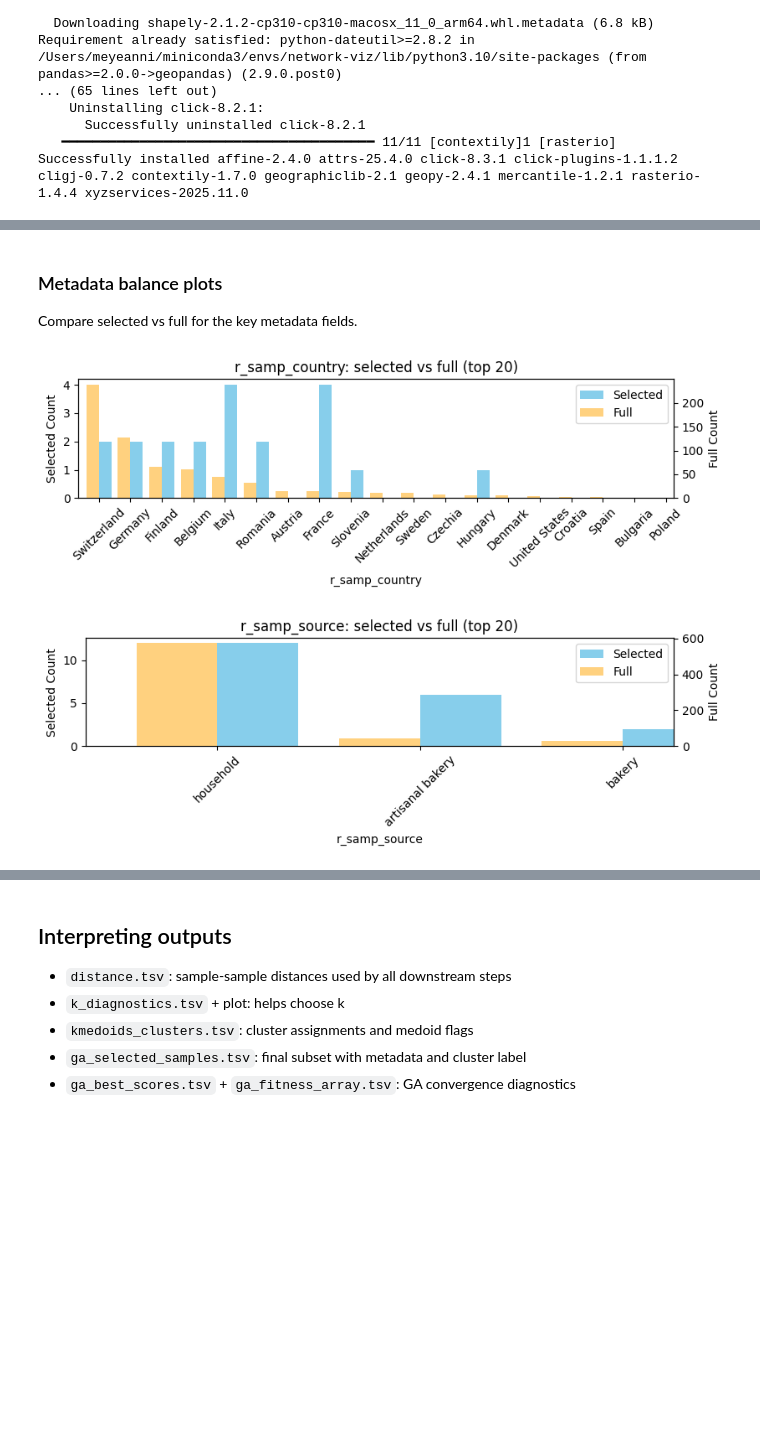
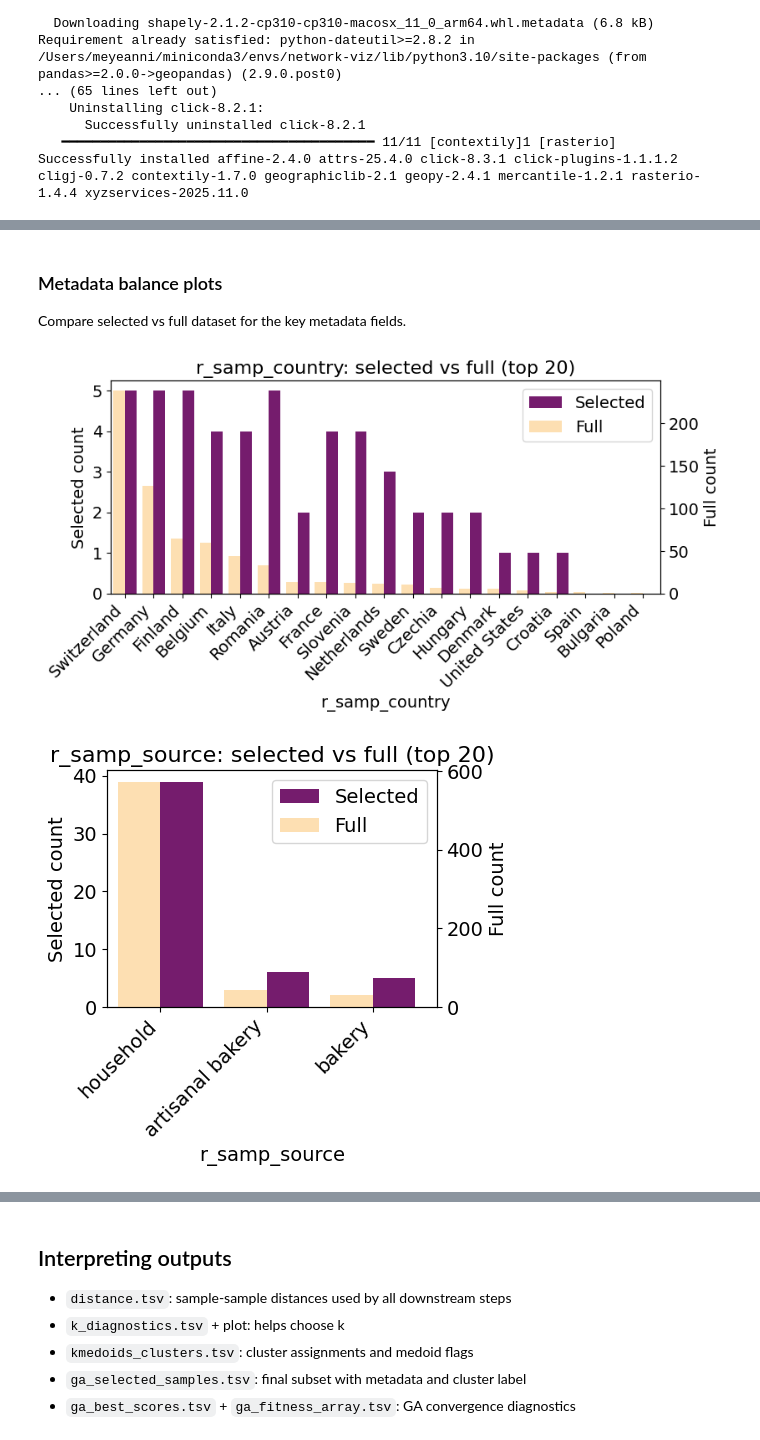
Before and after one commit to anninameyer/Intelligrate, a Jupyter notebook: docs/notebooks/01_subset_kmedoids_ga_selection.ipynb, the cells around one changed output, grey strips where cells are left out. Saved outputs shown, nothing was run; the diff lists cells and outputs as text; code cells hidden in the pictures; blank space fills up the shorter version.

```diff
--- a/docs/notebooks/01_subset_kmedoids_ga_selection.ipynb
+++ b/docs/notebooks/01_subset_kmedoids_ga_selection.ipynb
@@ -41,7 +41,7 @@ repo_root = find_repo_root(Path.cwd())
 # Ensure local package imports work without installation
 sys.path.insert(0, str(repo_root / 'src'))
 
-results_dir = repo_root / 'results' / 'subset'
+results_dir = repo_root / 'results/HF_sourdough' / 'subset'
 results_dir.mkdir(parents=True, exist_ok=True)
 
 print('Repo root:', repo_root)
@@ -54,8 +54,8 @@ Results dir: /Users/meyeanni/Desktop/git_sourdough/Intelligrate/ko_from_amplicon
 - `feature_table_rel.tsv`: samples x features (relative abundances)
 - `metadata.tsv`: sample metadata (includes latitude/longitude and categorical fields)
 # %%
-feature_table = pd.read_csv(repo_root / 'data' / 'feature_table_rel.tsv', sep='	', index_col=0)
-metadata = pd.read_csv(repo_root / 'data' / 'metadata.tsv', sep='	', index_col=0)
+feature_table = pd.read_csv(repo_root / 'data/HF_sourdough' / 'feature_table_rel.tsv', sep='	', index_col=0)
+metadata = pd.read_csv(repo_root / 'data/HF_sourdough' / 'metadata.tsv', sep='	', index_col=0)
 
 print('Feature table:', feature_table.shape)
 print('Metadata:', metadata.shape)
@@ -316,18 +296,18 @@ from intelligrate.subset import ga_subset
 balance_vars = ['r_samp_country', 'r_samp_source', 'r_flour_organic']
 coord_vars = ('latitude', 'longitude')
 
-# GA settings (smaller values run faster for this demo)
+# GA settings (smaller values run faster for this demo for generation and population sizes)
 result_df, best_scores, fitness_array = ga_subset(
     cluster_df=clusters,
     metadata_df=metadata,
-    total_samples=20,
+    total_samples=50,
     balance_vars=balance_vars,
     coord_vars=coord_vars,
     min_category_n=2,
-    min_per_category=2,
+    min_per_category=5,
     grid_size=1.0,
-    population_size=30,
-    generations=20,
+    population_size=100,
+    generations=50,
     random_state=42,
     fixed_include = ['vubh091', 'vubh077', 'vubh075', 'vubh076', 'ubzh106', 'ubzh035', 'ubzh037', 'ubzh051'],
     fixed_exclude=[],
@@ -464,6 +427,10 @@ Requirement already satisfied: python-dateutil>=2.8.2 in /Users/meyeanni/minicon
       Successfully uninstalled click-8.2.1
    ━━━━━━━━━━━━━━━━━━━━━━━━━━━━━━━━━━━━━━━━ 11/11 [contextily]1 [rasterio]
 Successfully installed affine-2.4.0 attrs-25.4.0 click-8.3.1 click-plugins-1.1.1.2 cligj-0.7.2 contextily-1.7.0 geographiclib-2.1 geopy-2.4.1 mercantile-1.2.1 rasterio-1.4.4 xyzservices-2025.11.0
+# %%
+#load some colors for plotting
+hex_colors2 = ['#240E31FF', '#CB6BCEFF', '#468892FF', '#74F3D3FF',
+              '#751C6DFF', '#FDC067FF', '#AC9ECEFF', '#6EC5ABFF']
 # %%
 import geopandas as gpd
 from shapely.geometry import Point
@@ -602,41 +569,53 @@ plt.show()
 # %% [markdown]
 ### Metadata balance plots
-Compare selected vs full for the key metadata fields.
+Compare selected vs full dataset for the key metadata fields.
 # %%
 # Python
 def plot_category_balance(full_df, selected_df, col, top_n=20):
     import matplotlib.pyplot as plt
     full_counts = full_df[col].value_counts().head(top_n)
     selected_counts = selected_df[col].value_counts().reindex(full_counts.index).fillna(0)
     plot_df = pd.DataFrame({
         'full': full_counts,
         'selected': selected_counts,
     })
-
-    fig, ax1 = plt.subplots(figsize=(9, 3))  # Increased width
-    plot_df['selected'].plot(kind='bar', ax=ax1, color='skyblue', position=0, width=0.4, label='Selected')
-    ax1.set_ylabel('Selected Count')
-    ax1.set_xticklabels(plot_df.index, rotation=45)
+    n_categories = len(full_counts.index)
+    fig_width = 4 + n_categories * 0.25
+    fig, ax1 = plt.subplots(figsize=(fig_width, 4.5))
+    # fig, ax1 = plt.subplots(figsize=(9, fig_width))
+    plot_df['selected'].plot(kind='bar', ax=ax1, color=hex_colors2[4], position=0, width=0.4, label='Selected')
+    ax1.set_ylabel('Selected count', fontsize=14)
+    #also make x label larger:
+    ax1.set_xlabel(col, fontsize=14)
+    ax1.set_xticklabels(plot_df.index, rotation=45, ha='right', fontsize=14)
+    ax1.tick_params(axis='y', labelsize=14)
 
     ax2 = ax1.twinx()
-    plot_df['full'].plot(kind='bar', ax=ax2, color='orange', position=1, width=0.4, label='Full', alpha=0.5)
-    ax2.set_ylabel('Full Count')
+    plot_df['full'].plot(kind='bar', ax=ax2, color=hex_colors2[5], position=1, width=0.4, label='Full', alpha=0.5)
+    ax2.set_ylabel('Full count', fontsize=14)
+    ax2.tick_params(axis='y', labelsize=14)
 
-    ax1.set_title(f'{col}: selected vs full (top {top_n})')
+    ax1.set_title(f'{col}: selected vs full (top {top_n})', fontsize=16)
     fig.tight_layout()
     plt.subplots_adjust(right=0.85)  # Add more space on the right
     #add legends
     #combine the legends from both axes:
     handles1, labels1 = ax1.get_legend_handles_labels()
     handles2, labels2 = ax2.get_legend_handles_labels()
-    ax1.legend(handles1 + handles2, labels1 + labels2, loc='upper right')
+    ax1.legend(handles1 + handles2, labels1 + labels2, loc='upper right', fontsize=14)
+    n = len(plot_df.index)
+    ax1.set_xlim(-0.5, n - 0.5 + 0.1)  # small extra padding on the right
+    ax2.set_xlim(ax1.get_xlim())       # keep both axes aligned
+    ax1.margins(x=0.03)
+    ax2.margins(x=0.03)
+
     #save to pdf:
-    #plt.savefig(results_dir / f'category_balance_{col}.pdf', bbox_inches='tight', dpi=300)
+    plt.savefig(results_dir / f'category_balance_{col}.pdf', bbox_inches='tight', dpi=300)
     plt.show()
 
 # Usage:
 for col in balance_vars:
     plot_category_balance(metadata, result_df, col, top_n=20)
 # %% [output]
-[figure, old version]
+[figure, new version]
-[figure, old version]
+[figure, new version]
```
Also changed, not shown: parts of 11 cells of this notebook, 18 other files.
